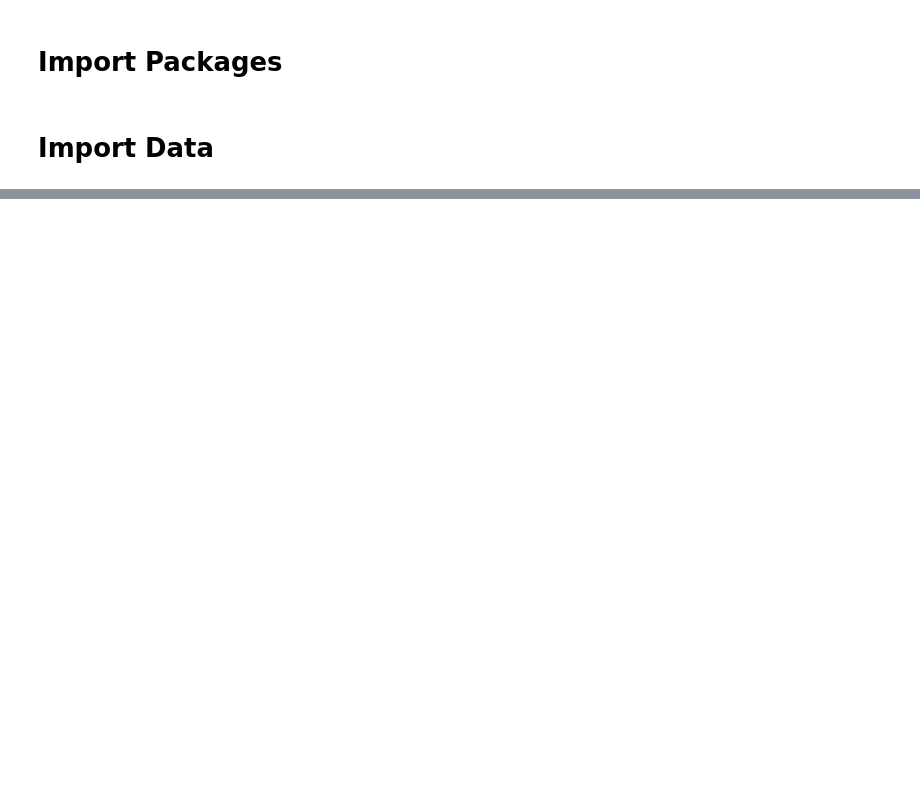
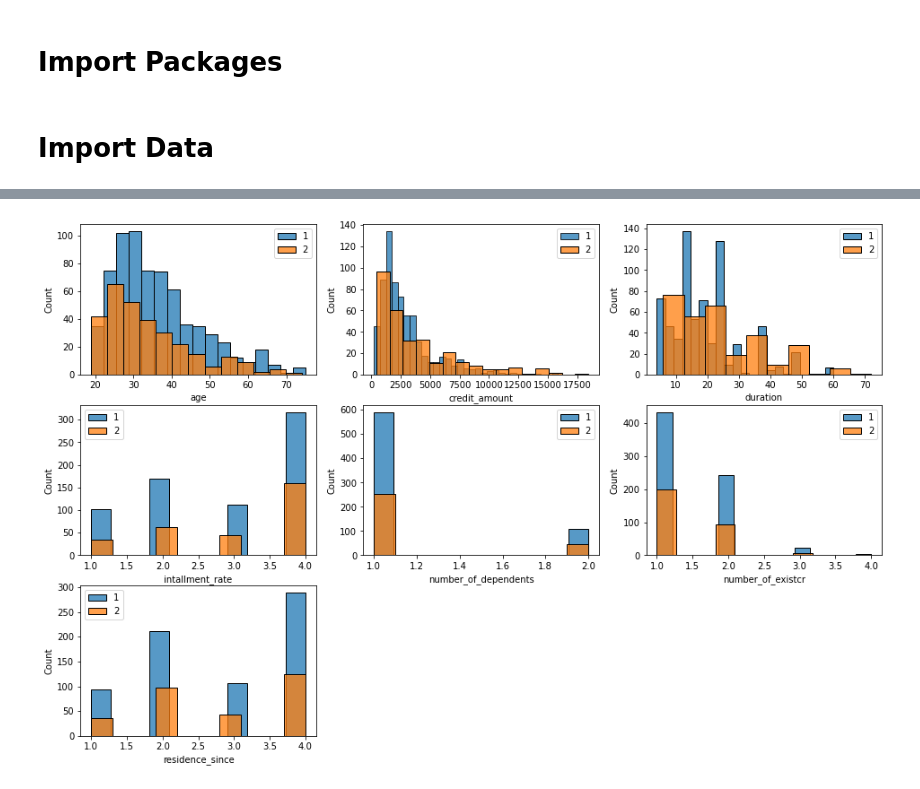
Before and after one commit to gunawanlg/edapy, a Jupyter notebook: main.ipynb, the cells around one changed output, grey strips where cells are left out. Cells and saved outputs as stored; diff of their text form; code cells hidden in the pictures; blank space fills up the shorter version.

```diff
--- a/main.ipynb
+++ b/main.ipynb
@@ -23,0 +83,4 @@ limitations under the License.
+# %%
+fig, axes = ep.pdf_numerical(data, cols_numeric, hue=col_target)
+# %% [output]
+[figure, added]
```
Also changed, not shown: parts of 18 cells of this notebook, 11 other files.
